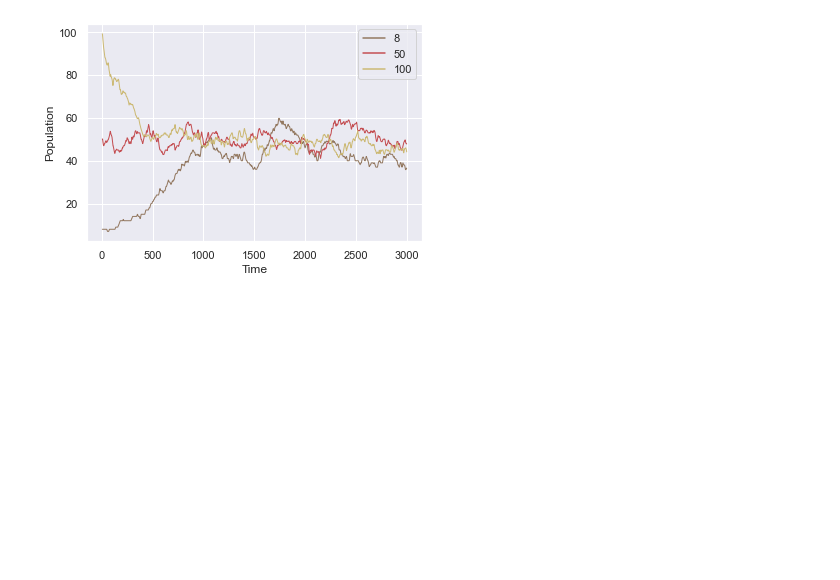
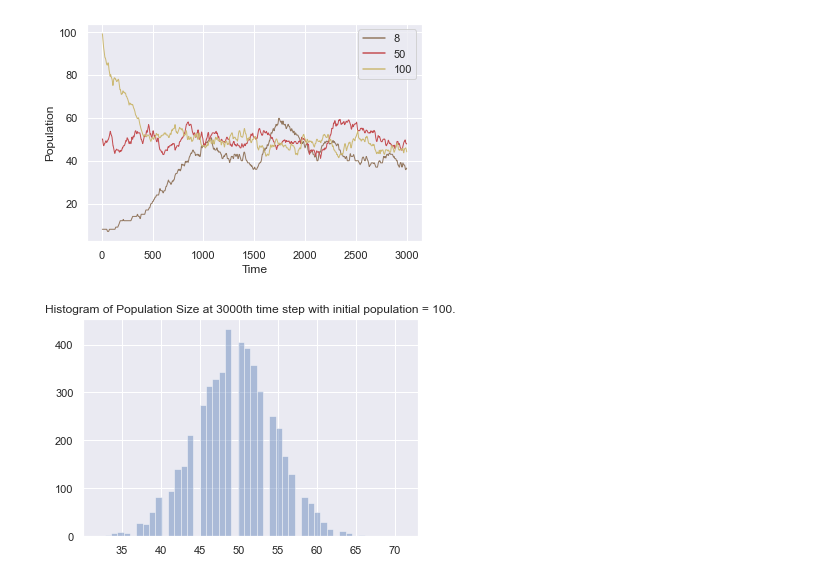
Before and after one commit to trienthuyendang/M6397-StochasticProcesses, a Jupyter notebook: Computational-challenges/CompChallenge2.ipynb, the cells around one changed output. Drawn from its saved outputs; the diff is of its cells as text; code cells hidden in the pictures; blank space fills up the shorter version.

Commit message:
Increase number of trials for histogram

```diff
--- a/Computational-challenges/CompChallenge2.ipynb
+++ b/Computational-challenges/CompChallenge2.ipynb
@@ -79,22 +79,24 @@ fig.savefig("1-1-PopulationTrajectories.png")
 [figure]
 # %%
 #--- Histogram of population time at t=3000
-N_trial = 1000
+N_trial = 5000
 P0 = 100
 t = 3000
 
 s = []
 for i in range(N_trial):
     pop = popTrajectory(t, P0)
     s.append(pop[t-1])
 
 pop_hist = sns.distplot(s, kde=False)
 plt.title('Histogram of Population Size at {T}th time step with initial population = {P}.'.format(T=t,P=P0))
 # plt.legend(loc="upper left")
 plt.show()
 
 fig = pop_hist.get_figure()
 fig.savefig("1-2-Histogram.png")
+# %% [output]
+[figure, added]
 # %%
 # Find the extinction time
 #--- Intial Parameters
```
